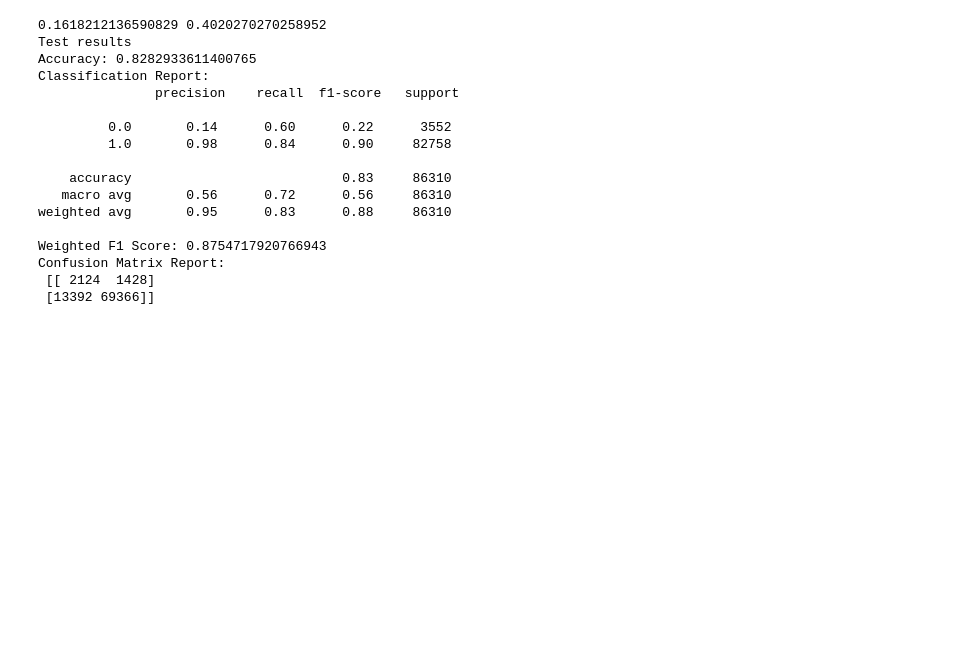
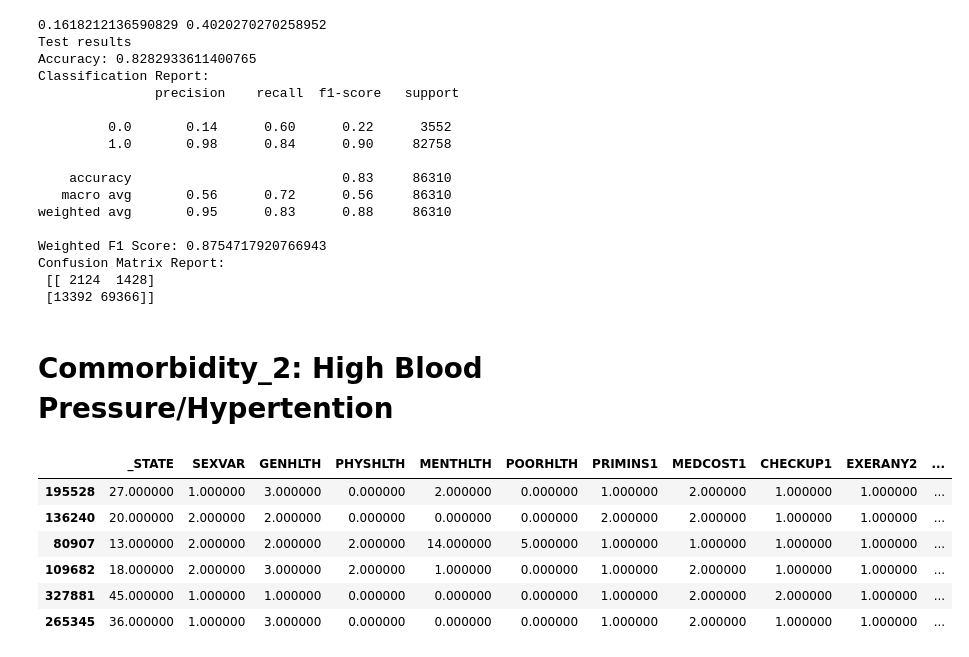
Before and after one commit to stephanieajah/Predicting-Diabetes-and-Potential-Comorbidities-with-Machine-Learning, a Jupyter notebook: main_version_3.ipynb, the cells around one changed output. Cells and saved outputs as stored; diff of their text form; code cells hidden in the pictures; blank space fills up the shorter version.

Commit message:
add High Blood Pressure to main_version_3

```diff
--- a/main_version_3.ipynb
+++ b/main_version_3.ipynb
@@ -803,6 +840,9 @@ dtype: int64
 # %%
 # creating a separate dataset to be used for the comorbidities assessment
 comorbidities_cdc2023 = cdc2023.copy()
+# %%
+# creating a separate dataset to be used for the comorbidities 'Blood Pressure' assessment
+comorbidities_bp_cdc2023 = cdc2023.copy()
 # %%
 #Creat a new variable as target,
 # Create a new variable based on diabetes4
@@ -1997,3 +2037,15 @@ Weighted F1 Score: 0.8754717920766943
 Confusion Matrix Report:
  [[ 2124  1428]
  [13392 69366]]
+# %% [markdown]
+# Commorbidity_2: High Blood Pressure/Hypertention
+# %%
+comorbidities_bp_cdc2023.sample(6)
+# %% [output]
+|  | _STATE | SEXVAR | GENHLTH | PHYSHLTH | MENTHLTH | POORHLTH | PRIMINS1 | MEDCOST1 | CHECKUP1 | EXERANY2 | ... |
+| 195528 | 27.000000 | 1.000000 | 3.000000 | 0.000000 | 2.000000 | 0.000000 | 1.000000 | 2.000000 | 1.000000 | 1.000000 | ... |
+| 136240 | 20.000000 | 2.000000 | 2.000000 | 0.000000 | 0.000000 | 0.000000 | 2.000000 | 2.000000 | 1.000000 | 1.000000 | ... |
+| 80907 | 13.000000 | 2.000000 | 2.000000 | 2.000000 | 14.000000 | 5.000000 | 1.000000 | 1.000000 | 1.000000 | 1.000000 | ... |
+| 109682 | 18.000000 | 2.000000 | 3.000000 | 2.000000 | 1.000000 | 0.000000 | 1.000000 | 2.000000 | 1.000000 | 1.000000 | ... |
+| 327881 | 45.000000 | 1.000000 | 1.000000 | 0.000000 | 0.000000 | 0.000000 | 1.000000 | 2.000000 | 2.000000 | 1.000000 | ... |
+| 265345 | 36.000000 | 1.000000 | 3.000000 | 0.000000 | 0.000000 | 0.000000 | 1.000000 | 2.000000 | 1.000000 | 1.000000 | ... |
```
Also changed, not shown: parts of 29 cells of this notebook.
